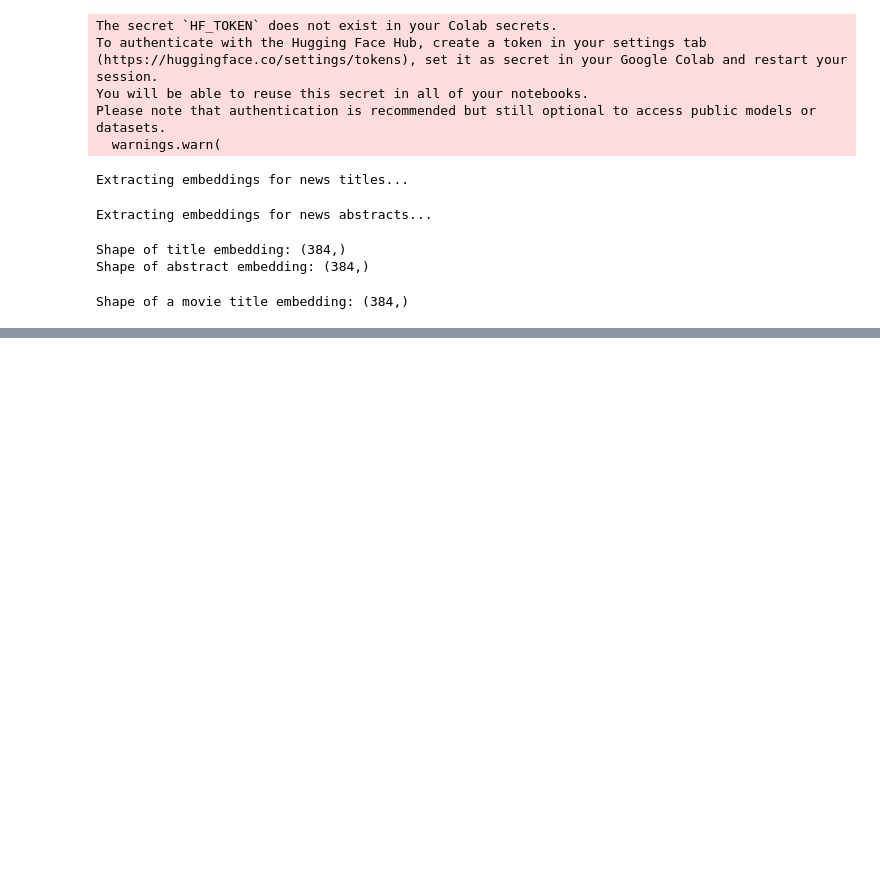
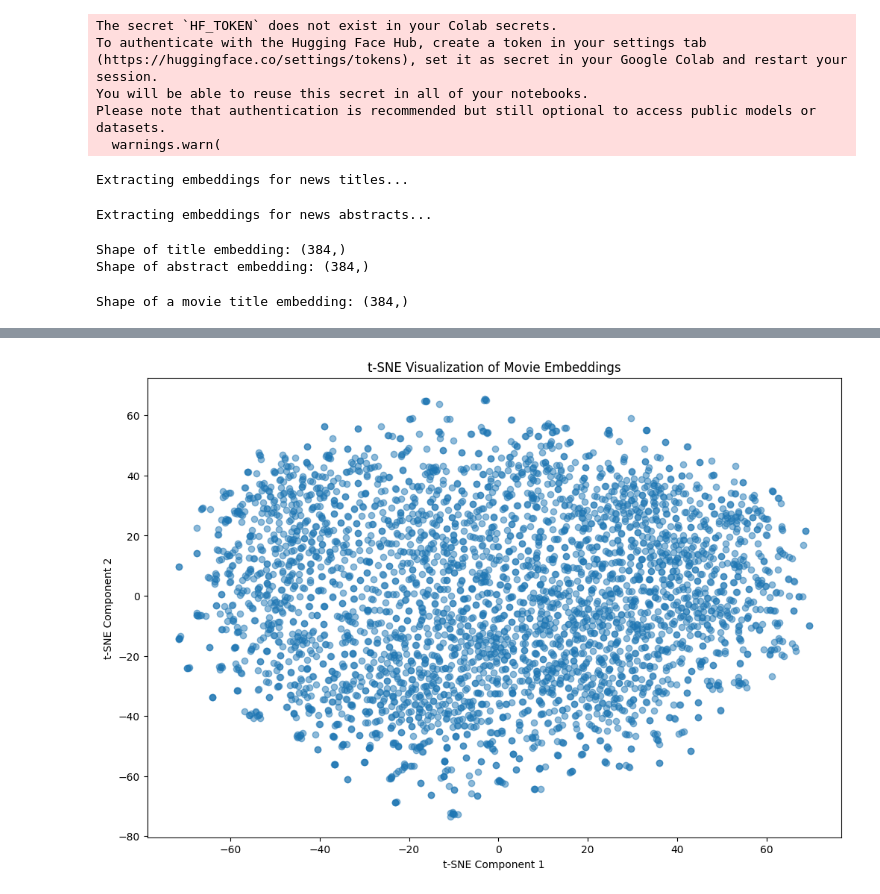
Before and after one commit to shitijseth/Unified-Cross-Domain-Recommender-System, a Jupyter notebook: data_exploration.ipynb, the cells around one changed output, grey strips where cells are left out. Cells and saved outputs as stored; diff of their text form; code cells hidden in the pictures; blank space fills up the shorter version.

Commit message:
visualizing embeddings using tsne

```diff
--- a/data_exploration.ipynb
+++ b/data_exploration.ipynb
@@ -606,0 +628,32 @@ movies.to_pickle('movies_embeddings.pkl')
+# %%
+import pandas as pd
+import numpy as np
+import matplotlib.pyplot as plt
+from sklearn.manifold import TSNE
+
+# Extract embeddings into a NumPy array
+embeddings = np.vstack(movies['title_embedding'].values)
+
+# Optionally, extract movie titles for labeling
+titles = movies['Title'].values
+
+# Initialize t-SNE with desired parameters
+tsne = TSNE(n_components=2, perplexity=30, random_state=42, n_iter=1000)
+
+# Fit and transform the embeddings
+embeddings_2d = tsne.fit_transform(embeddings)
+
+# Create a scatter plot
+plt.figure(figsize=(12, 8))
+plt.scatter(embeddings_2d[:, 0], embeddings_2d[:, 1], alpha=0.5)
+
+# # Optionally, add titles as annotations
+# for i, title in enumerate(titles):
+#     plt.annotate(title, (embeddings_2d[i, 0], embeddings_2d[i, 1]), fontsize=8, alpha=0.6)
+
+plt.title('t-SNE Visualization of Movie Embeddings')
+plt.xlabel('t-SNE Component 1')
+plt.ylabel('t-SNE Component 2')
+plt.show()
+# %% [output]
+[figure, added]
```
Also changed, not shown: parts of 4 cells of this notebook.
